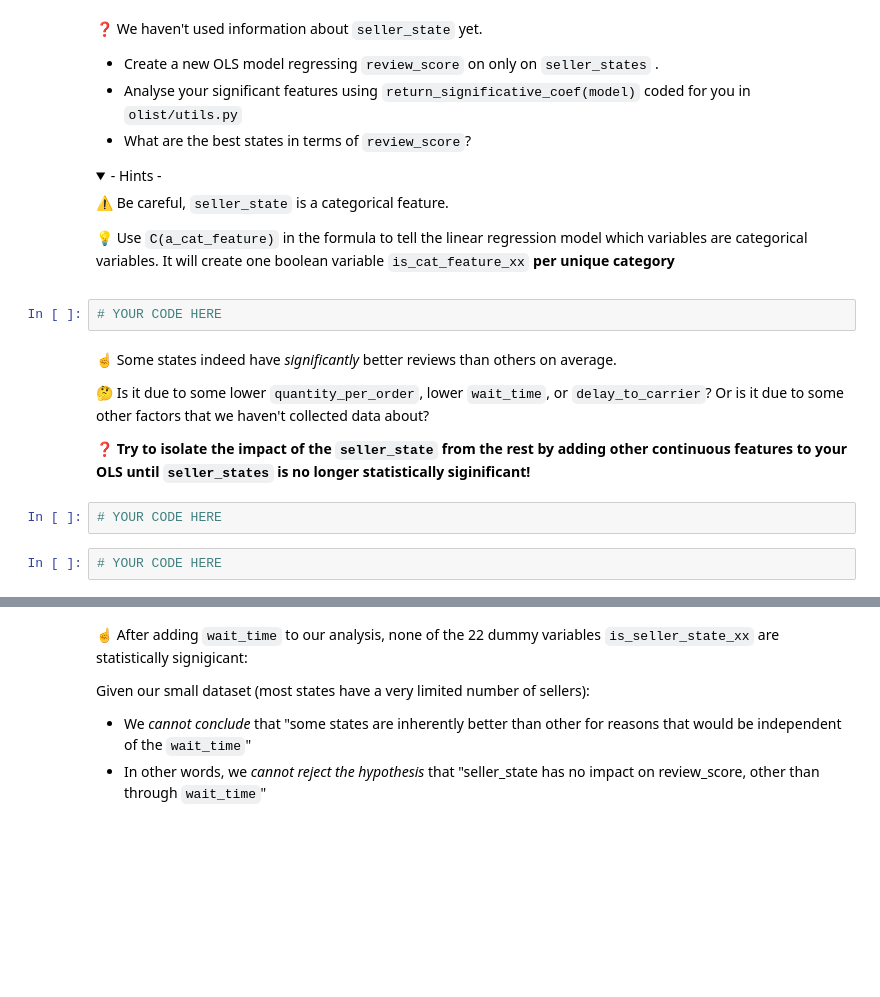
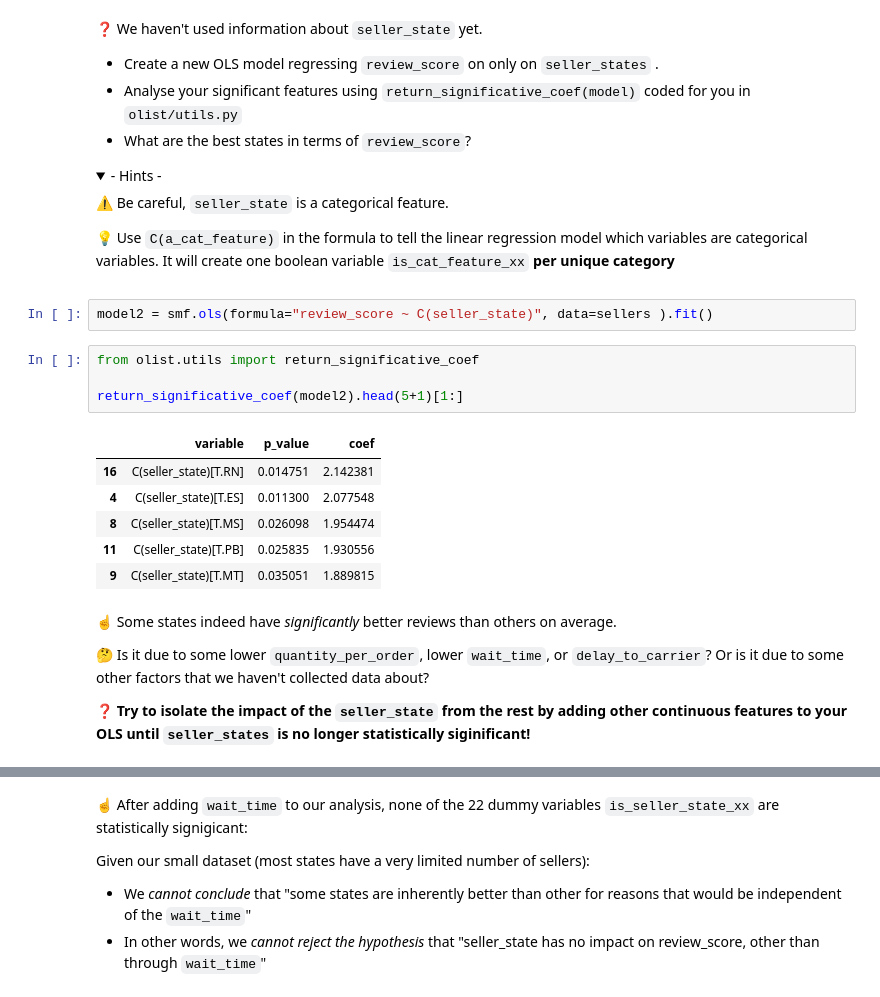
Before and after one commit to multiyumz/data-science-challenges, a Jupyter notebook: data-sellers/sellers.ipynb, the cells around one changed output, grey strips where cells are left out. Cells and saved outputs as stored; diff of their text form; folded sections open; blank space fills up the shorter version.

```diff
--- a/data-sellers/sellers.ipynb
+++ b/data-sellers/sellers.ipynb
@@ -289,15 +304,22 @@ def standardize(df, features):
 💡 Use `C(a_cat_feature)` in the formula to tell the linear regression model which variables are categorical variables. It will create one boolean variable `is_cat_feature_xx` **per unique category**
 
 </details>
-# %%
-# YOUR CODE HERE
+# %%
+model2 = smf.ols(formula="review_score ~ C(seller_state)", data=sellers ).fit()
+# %%
+from olist.utils import return_significative_coef
+
+return_significative_coef(model2).head(5+1)[1:]
+# %% [output]
+|  | variable | p_value | coef |
+| 16 | C(seller_state)[T.RN] | 0.014751 | 2.142381 |
+| 4 | C(seller_state)[T.ES] | 0.011300 | 2.077548 |
+| 8 | C(seller_state)[T.MS] | 0.026098 | 1.954474 |
+| 11 | C(seller_state)[T.PB] | 0.025835 | 1.930556 |
+| 9 | C(seller_state)[T.MT] | 0.035051 | 1.889815 |
 # %% [markdown]
 ☝️ Some states indeed have _significantly_ better reviews than others on average.
 
 🤔 Is it due to some lower `quantity_per_order`, lower `wait_time`, or `delay_to_carrier`?  Or is it due to some other factors that we haven't collected data about?
 
 ❓ **Try to isolate the impact of the `seller_state` from the rest by adding other continuous features to your OLS until `seller_states` is no longer statistically siginificant!**
-# %%
-# YOUR CODE HERE
-# %%
-# YOUR CODE HERE
```
Also changed, not shown: parts of 15 cells of this notebook.
